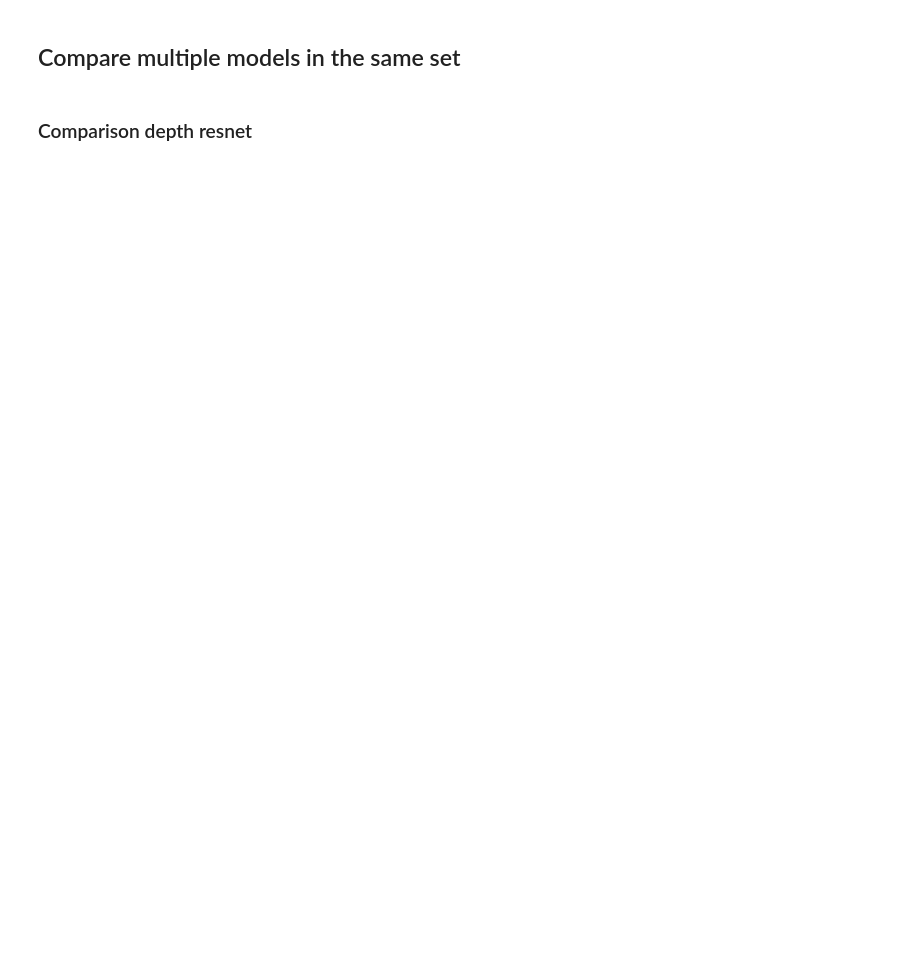
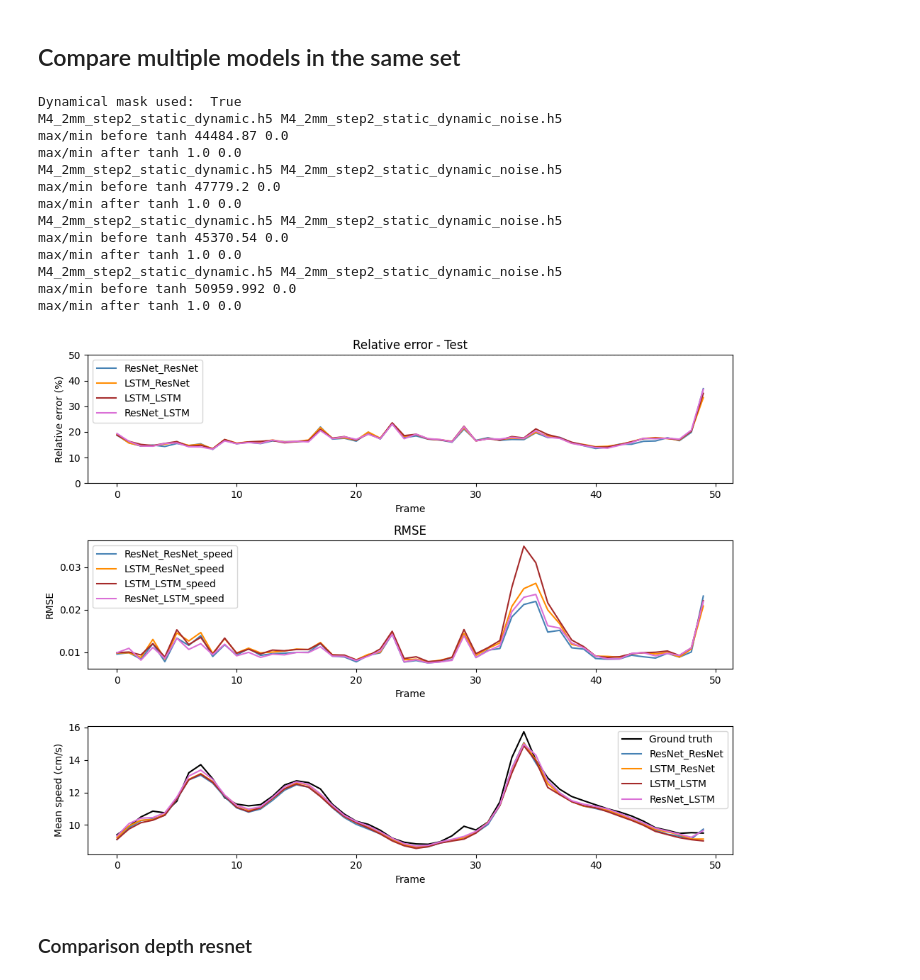
Before and after one commit to PiaaCaa/4DFlowNet, a Jupyter notebook: src/evaluate_comparison_networks.ipynb, the cells around one changed output. Drawn from its saved outputs; the diff is of its cells as text; code cells hidden in the pictures; blank space fills up the shorter version.

```diff
--- a/src/evaluate_comparison_networks.ipynb
+++ b/src/evaluate_comparison_networks.ipynb
@@ -482,48 +442,49 @@ def f(frame=5, x = 10, vel = "u"):
 ## Compare multiple models in the same set
 # %%
 def comparison_multiple_models(model_names, set_names, labels, colors,name_comparison, use_dynamical_mask = False):
+    N = 3
     print("Dynamical mask used: ", use_dyn_mask)
     vel_colnames=['u', 'v', 'w']
 
     #plot realtive error
-    plt.subplot(2, 1, 1)
-    plt.title(f"Relative error - {set_name[0]}")
-    plt.plot(rel_error_lin_interpolation[:-1], label = 'linear interpolation',color = 'yellowgreen')
-    plt.plot(rel_error_cubic_interpolation, label = 'cubic interpolation', color = 'forestgreen')
-    plt.plot(50*np.ones(len(rel_error_cubic_interpolation)), 'k:')
+    plt.subplot(N, 1, 1)
+    plt.title(f"Relative error - {set_names[0]}")
+    # plt.plot(rel_error_lin_interpolation[:-1], label = 'linear interpolation',color = 'yellowgreen')
+    # plt.plot(rel_error_cubic_interpolation, label = 'cubic interpolation', color = 'forestgreen')
+    plt.plot(50*np.ones(N_frames), 'k:')
     plt.xlabel("Frame")
     plt.ylabel("Relative error (%)")
     plt.ylim((0, 50))
 
     #Plot rmse
-    plt.subplot(2, 1, 2)
+    plt.subplot(N, 1, 2)
     plt.ylabel('RMSE')
     plt.xlabel('Frame')
     plt.title('RMSE')
 
     #Plot mean speed
-    #plt.subplot(3, 1, 3)
-    # plt.plot(gt['mean_speed'], label ='Ground truth',color = 'black')
+    plt.subplot(N, 1, 3)
+    plt.plot(gt['mean_speed'], label ='Ground truth',color = 'black')
     # # plt.plot(interpolate_linear['mean_speed'][:-1], label = 'linear interpolatiom', color = 'yellowgreen')
     # # plt.plot(interpolate_cubic['mean_speed'][:-1] , label = 'cubic interpoaltion', color = 'forestgreen')
-    # plt.xlabel("Frame")
-    # plt.ylabel("Mean speed (cm/s)")
-    # plt.legend()
+    plt.xlabel("Frame")
+    plt.ylabel("Mean speed (cm/s)")
+    plt.legend()
 
     for m_name, s_name, label, color in zip(model_names, set_names, labels, colors):
         lr_1, gt_1, prediction_1,temporal_mask_1, _ = load_data(m_name, s_name, data_model, step, dynamic_mask_used = use_dynamical_mask)
         rel_err = calculate_relative_error_normalized(prediction_1["u"], prediction_1["v"], prediction_1["w"], gt_1["u"], gt_1["v"] , gt_1["w"], gt_1["mask"])
 
-        plt.subplot(2, 1, 1)
+        plt.subplot(N, 1, 1)
         plt.plot(rel_err, label=label, color= color)
         plt.legend()
 
-        plt.subplot(2, 1, 2)
+        plt.subplot(N, 1, 2)
         plt.plot(calculate_rmse(prediction_1['speed'], gt_1['speed'], gt_1['mask']), label = f'{label}_speed', color= color)
         plt.legend()
 
-        # plt.subplot(3, 1, 3)
-        # plt.plot(calculate_mean_speed(prediction_1["u_fluid"], prediction_1["v_fluid"], prediction_1["w_fluid"],gt_1["mask"]), label = label, color= color)
+        plt.subplot(N, 1, 3)
+        plt.plot(calculate_mean_speed(prediction_1["u_fluid"], prediction_1["v_fluid"], prediction_1["w_fluid"],gt_1["mask"]), label = label, color= color)
         # plt.plot(calculate_mean_speed(gt_1["u_fluid"], gt_1["v_fluid"], gt_1["w_fluid"],gt_1["mask"]),'--', label = f'gt_{label}', color= 'black')
 
     plt.legend()
@@ -535,8 +496,23 @@ def comparison_multiple_models(model_names, set_names, labels, colors,name_compa
 # %%
 set_names = [set_name for _ in range(len(model_names))]
 colors = ['steelblue', 'darkorange', 'brown', 'orchid', 'darkviolet', 'olivedrab', 'lightcoral', 'maroon', 'yellow', 'seagreen']
-compare_peak_flow_pixel(gt,lr, model_names, set_names, tabular_names, colors,'tabel',patch_size, show_avg, show_pixel, use_dynamical_mask = use_dyn_mask)
+# compare_peak_flow_pixel(gt,lr, model_names, set_names, tabular_names, colors,'tabel',patch_size, show_avg, show_pixel, use_dynamical_mask = use_dyn_mask)
 comparison_multiple_models(model_names, set_names, tabular_names, colors,'tabel', use_dyn_mask)
+# %% [output]
+Dynamical mask used:  True
+M4_2mm_step2_static_dynamic.h5 M4_2mm_step2_static_dynamic_noise.h5
+max/min before tanh 44484.87 0.0
+max/min after tanh 1.0 0.0
+M4_2mm_step2_static_dynamic.h5 M4_2mm_step2_static_dynamic_noise.h5
+max/min before tanh 47779.2 0.0
+max/min after tanh 1.0 0.0
+M4_2mm_step2_static_dynamic.h5 M4_2mm_step2_static_dynamic_noise.h5
+max/min before tanh 45370.54 0.0
+max/min after tanh 1.0 0.0
+M4_2mm_step2_static_dynamic.h5 M4_2mm_step2_static_dynamic_noise.h5
+max/min before tanh 50959.992 0.0
+max/min after tanh 1.0 0.0
+[figure, added]
 # %% [markdown]
 ### Comparison depth resnet
 # %%
```
Also changed, not shown: parts of 14 cells of this notebook, 5 other files.
